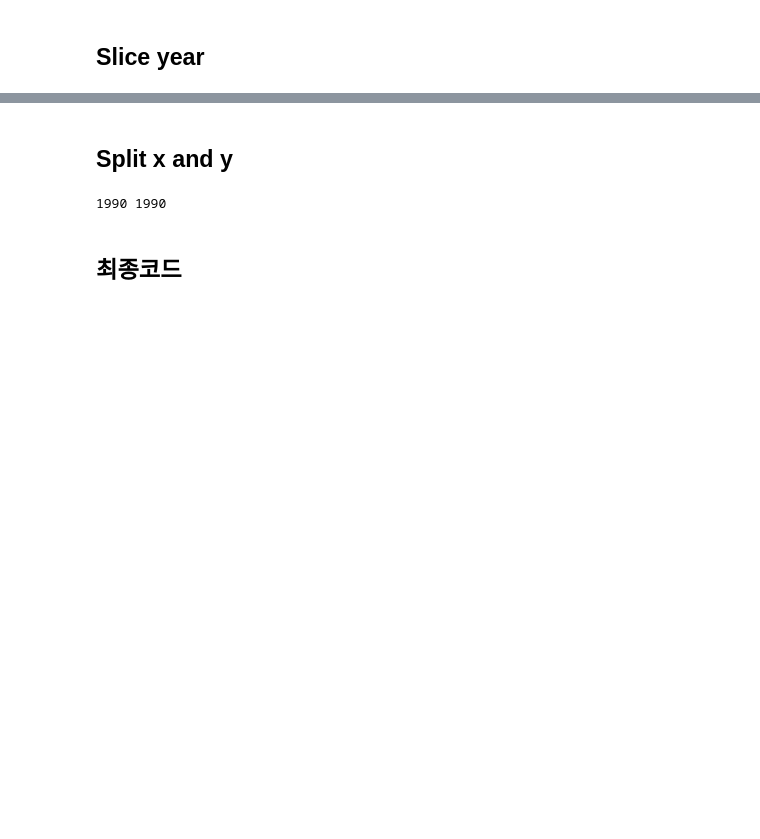
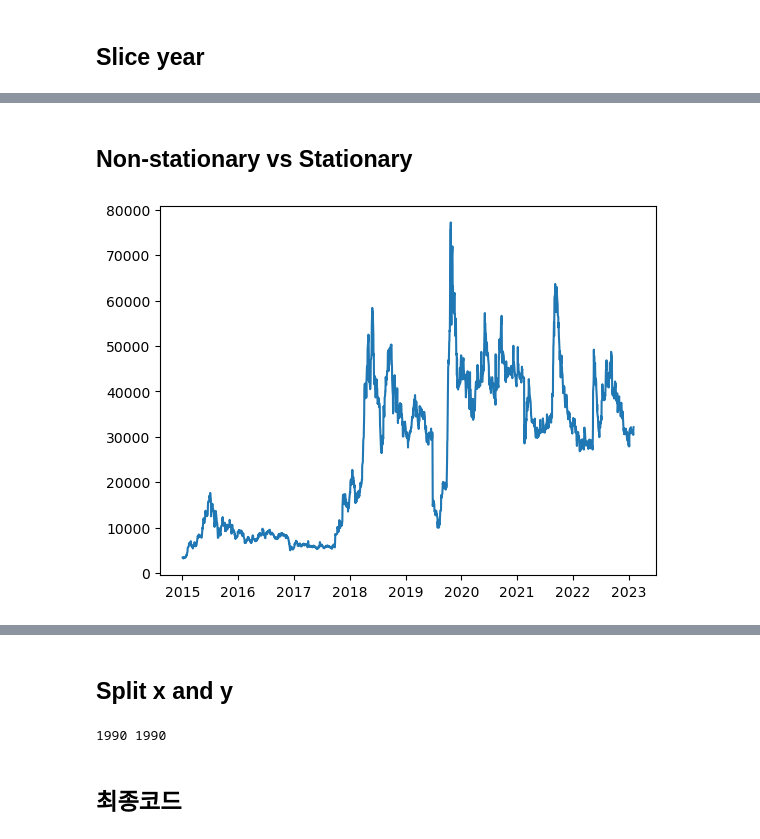
Before and after one commit to jhlee3516/nextupdown, a Jupyter notebook: nextprice_preprocessing.ipynb, the cells around one changed output, grey strips where cells are left out. Saved outputs shown, nothing was run; the diff lists cells and outputs as text; code cells hidden in the pictures; blank space fills up the shorter version.

```diff
--- a/nextprice_preprocessing.ipynb
+++ b/nextprice_preprocessing.ipynb
@@ -131,0 +133,8 @@ df.tail()
+# %% [markdown]
+## Non-stationary vs Stationary
+# %%
+import matplotlib.pyplot as plt
+plt.plot(df['Close'])
+plt.show()
+# %% [output]
+[figure, added]
```
Also changed, not shown: parts of 8 cells of this notebook.
